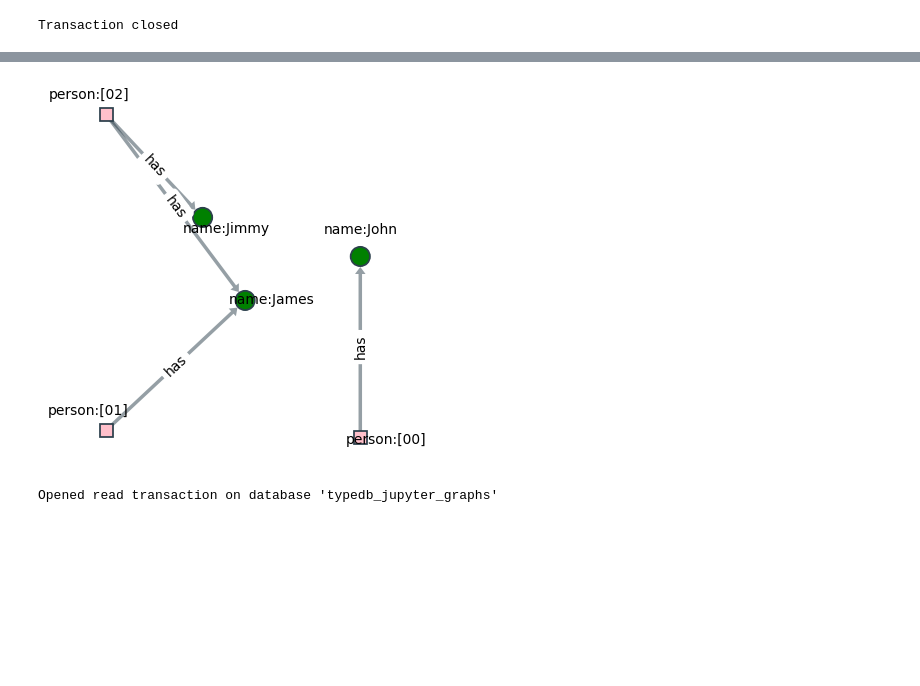
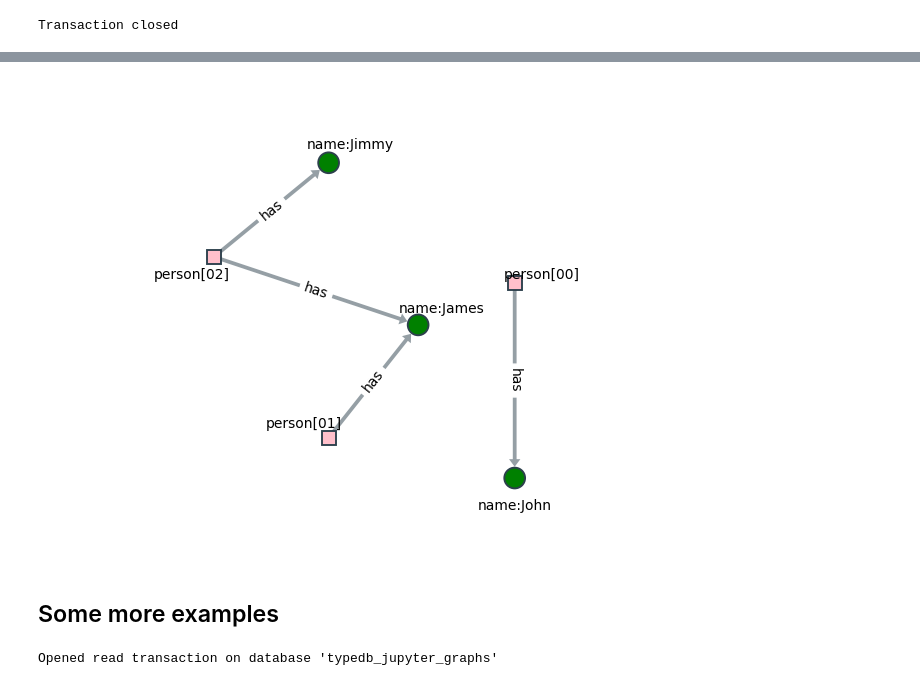
Before and after one commit to typedb-osi/typedb-jupyter, a Jupyter notebook: src/graphs.ipynb, the cells around one changed output, grey strips where cells are left out. Saved outputs shown, nothing was run; the diff lists cells and outputs as text; code cells hidden in the pictures; blank space fills up the shorter version.

```diff
--- a/src/graphs.ipynb
+++ b/src/graphs.ipynb
@@ -87,7 +104,11 @@ Entity(person: 0x1e00000000000000000002)--[has]-->Attribute(name: "Jimmy")
-# %%
-answer_graph.draw()
-# %% [output]
-[figure, removed]
+# %%
+# The AnswerGraph plot method will plot onto the matplotlib plot.
+plt.figure() # For cleanliness, we'll tell matplotlib to create a new "figure" each time
+plot_instance_1 = answer_graph.plot() # Limitations of netgraph require that you hold on to the returned value
+# %% [output]
+[figure, added]
+# %% [markdown]
+## Some more examples
 # %%
 %typedb transaction open typedb_jupyter_graphs read
 # %% [output]
```
Also changed, not shown: parts of 10 cells of this notebook, 2 other files.
